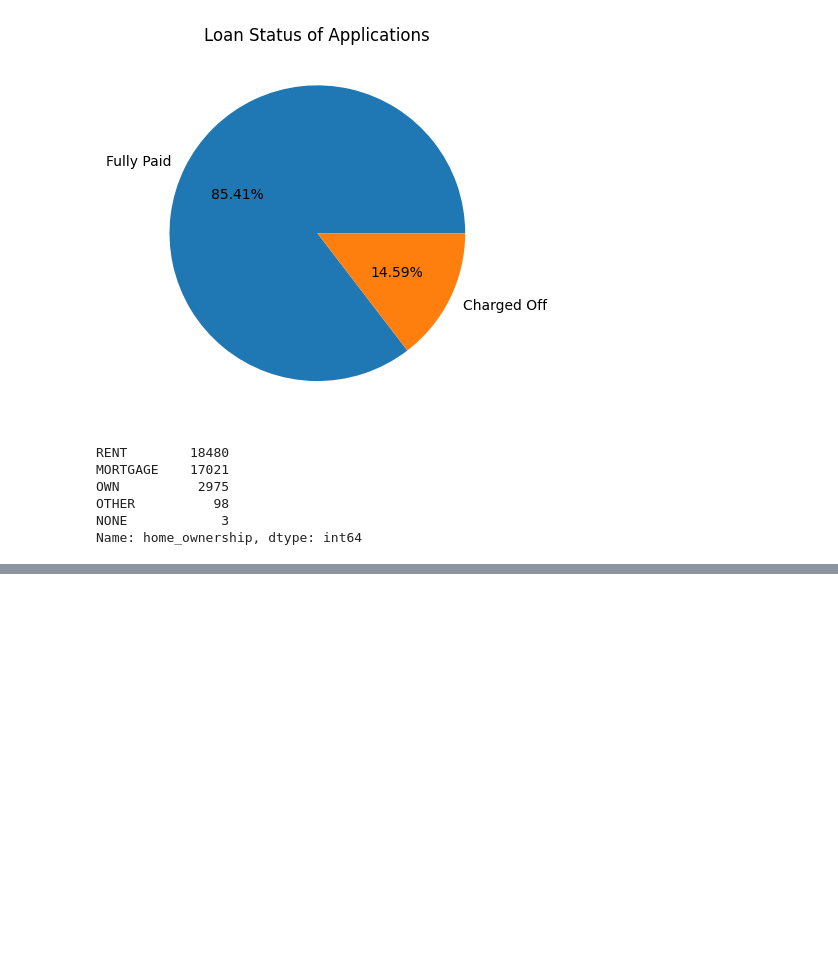
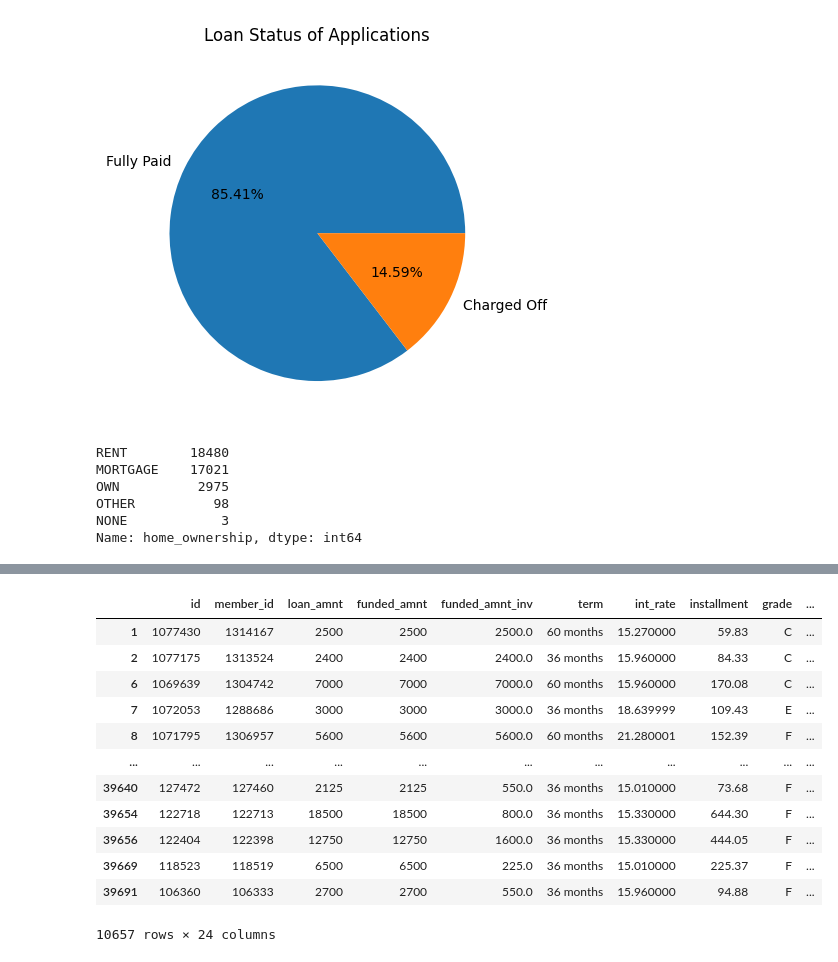
Before and after one commit to neetika01/LendingClubCaseStudy, a Jupyter notebook: Neetika_agarwal.ipynb, the cells around one changed output, grey strips where cells are left out. Saved outputs shown, nothing was run; the diff lists cells and outputs as text; code cells hidden in the pictures; blank space fills up the shorter version.

```diff
--- a/Neetika_agarwal.ipynb
+++ b/Neetika_agarwal.ipynb
@@ -315,0 +417,4 @@ Name: home_ownership, dtype: int64
+# %%
+loan_df['int_rate']= loan_df['int_rate'].apply(lambda x : x[:-1])
+# %%
+loan_df['int_rate']=loan_df['int_rate'].astype('float32')
@@ -315,0 +433,19 @@ Name: home_ownership, dtype: int64
+# %%
+df4=loan_df[(loan_df['int_rate']>14)]
+df5=df4[(loan_df['loan_status']=="Charged Off")]
+df5
+df4
+# %% [output]
+|  | id | member_id | loan_amnt | funded_amnt | funded_amnt_inv | term | int_rate | installment | grade | ... |
+| 1 | 1077430 | 1314167 | 2500 | 2500 | 2500.0 | 60 months | 15.270000 | 59.83 | C | ... |
+| 2 | 1077175 | 1313524 | 2400 | 2400 | 2400.0 | 36 months | 15.960000 | 84.33 | C | ... |
+| 6 | 1069639 | 1304742 | 7000 | 7000 | 7000.0 | 60 months | 15.960000 | 170.08 | C | ... |
+| 7 | 1072053 | 1288686 | 3000 | 3000 | 3000.0 | 36 months | 18.639999 | 109.43 | E | ... |
+| 8 | 1071795 | 1306957 | 5600 | 5600 | 5600.0 | 60 months | 21.280001 | 152.39 | F | ... |
+| ... | ... | ... | ... | ... | ... | ... | ... | ... | ... | ... |
+| 39640 | 127472 | 127460 | 2125 | 2125 | 550.0 | 36 months | 15.010000 | 73.68 | F | ... |
+| 39654 | 122718 | 122713 | 18500 | 18500 | 800.0 | 36 months | 15.330000 | 644.30 | F | ... |
+| 39656 | 122404 | 122398 | 12750 | 12750 | 1600.0 | 36 months | 15.330000 | 444.05 | F | ... |
+| 39669 | 118523 | 118519 | 6500 | 6500 | 225.0 | 36 months | 15.010000 | 225.37 | F | ... |
+| 39691 | 106360 | 106333 | 2700 | 2700 | 550.0 | 36 months | 15.960000 | 94.88 | F | ... |
+10657 rows × 24 columns
```
Also changed, not shown: parts of 9 cells of this notebook, 1 other file.
